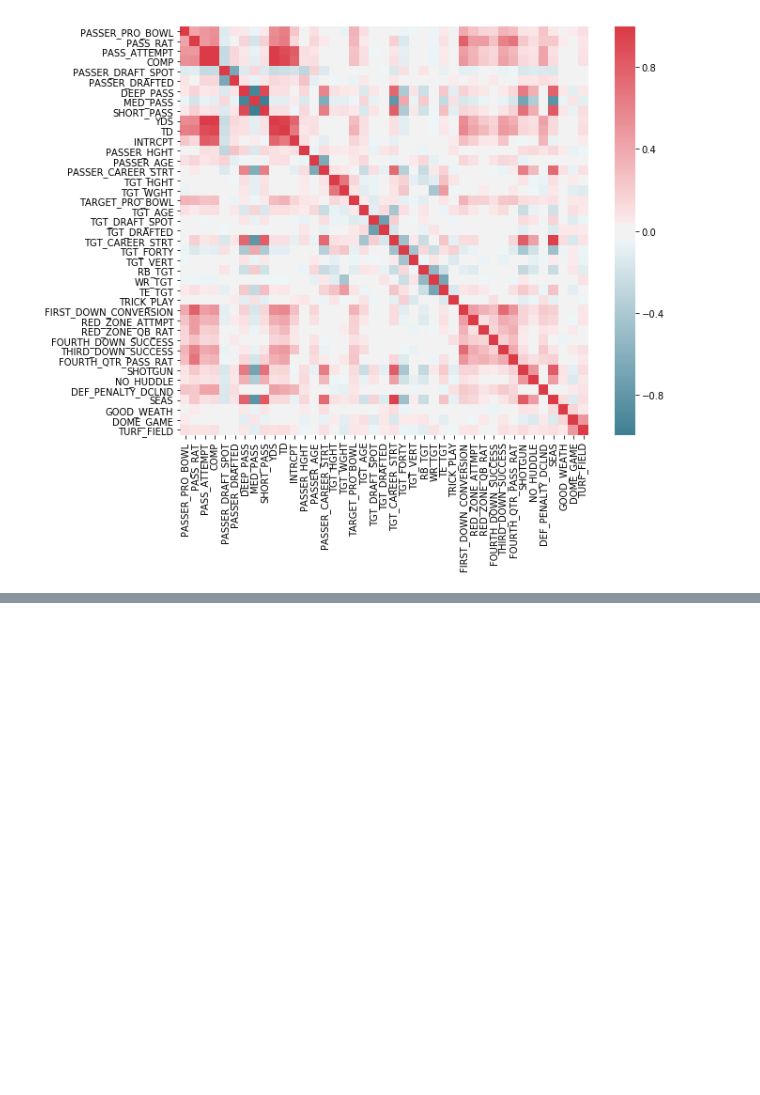
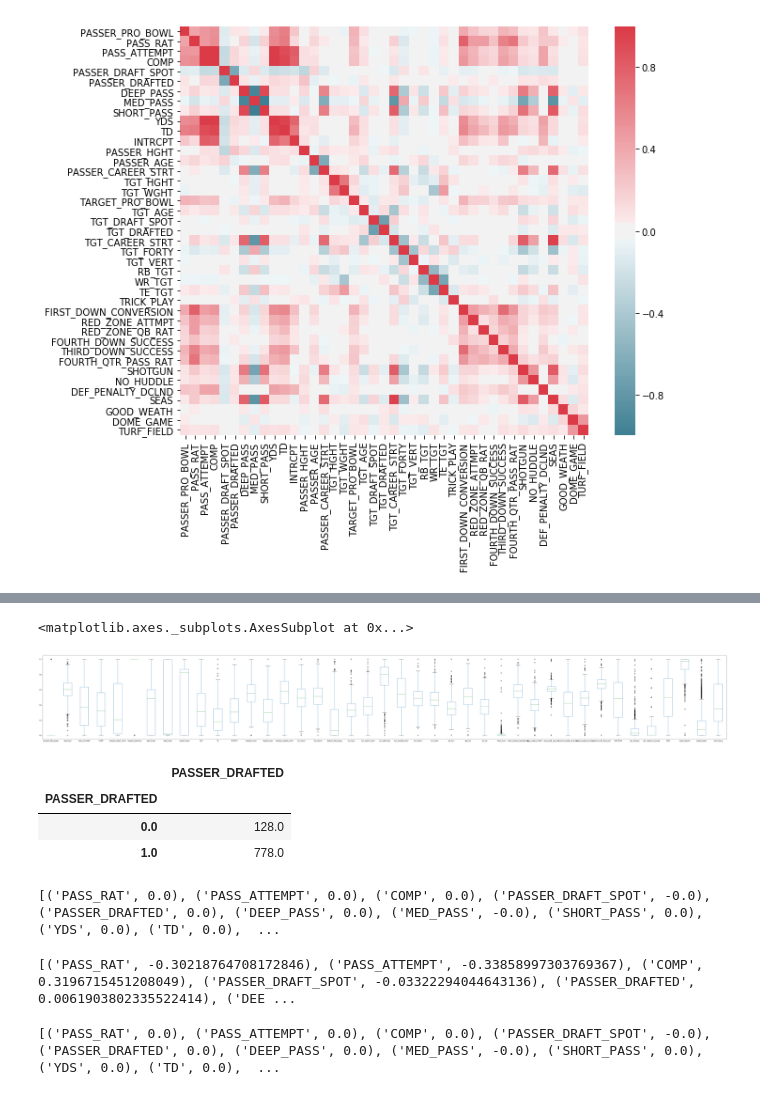
Before and after one commit to georgetown-analytics/Data-Blitz, a Jupyter notebook: dataWranglingAndAnalysis/Passer_Data_Analysis.ipynb, the cells around one changed output, grey strips where cells are left out. Saved outputs shown, nothing was run; the diff lists cells and outputs as text; code cells hidden in the pictures; blank space fills up the shorter version.

Commit message:
Added Regularization code

```diff
--- a/dataWranglingAndAnalysis/Passer_Data_Analysis.ipynb
+++ b/dataWranglingAndAnalysis/Passer_Data_Analysis.ipynb
@@ -766 +738,35 @@ sns.heatmap(corr, mask=np.zeros_like(corr, dtype=np.bool), cmap=sns.diverging_pa
+# %%
+df_standardized.plot.box(figsize=(80,10))
+# %% [output]
+<matplotlib.axes._subplots.AxesSubplot at 0x...>
+[figure, added]
+# %%
+df_standardized.groupby(['PASSER_DRAFTED']).agg({'PASSER_DRAFTED': np.size})
+# %% [output]
+|  | PASSER_DRAFTED |
+| PASSER_DRAFTED |  |
+| 0.0 | 128.0 |
+| 1.0 | 778.0 |
+# %%
+from sklearn.linear_model import Ridge, Lasso, ElasticNet
+#Regularization
+#Lasso L1
+
+model = Lasso()
+model.fit(features, labels)
+print(list(zip(features, model.coef_.tolist())))
+# %% [output]
+[('PASS_RAT', 0.0), ('PASS_ATTEMPT', 0.0), ('COMP', 0.0), ('PASSER_DRAFT_SPOT', -0.0), ('PASSER_DRAFTED', 0.0), ('DEEP_PASS', 0.0), ('MED_PASS', -0.0), ('SHORT_PASS', 0.0), ('YDS', 0.0), ('TD', 0.0),  ...
+# %%
+model = Ridge()
+model.fit(features, labels)
+print(list(zip(features, model.coef_.tolist())))
+# %% [output]
+[('PASS_RAT', -0.30218764708172846), ('PASS_ATTEMPT', -0.33858997303769367), ('COMP', 0.3196715451208049), ('PASSER_DRAFT_SPOT', -0.03322294044643136), ('PASSER_DRAFTED', 0.0061903802335522414), ('DEE ...
+# %%
+model = ElasticNet()
+model.fit(features, labels)
+print(list(zip(features, model.coef_.tolist())))
+# %% [output]
+[('PASS_RAT', 0.0), ('PASS_ATTEMPT', 0.0), ('COMP', 0.0), ('PASSER_DRAFT_SPOT', -0.0), ('PASSER_DRAFTED', 0.0), ('DEEP_PASS', 0.0), ('MED_PASS', -0.0), ('SHORT_PASS', 0.0), ('YDS', 0.0), ('TD', 0.0),  ...
 # %%
```
Also changed, not shown: parts of 21 cells of this notebook.
